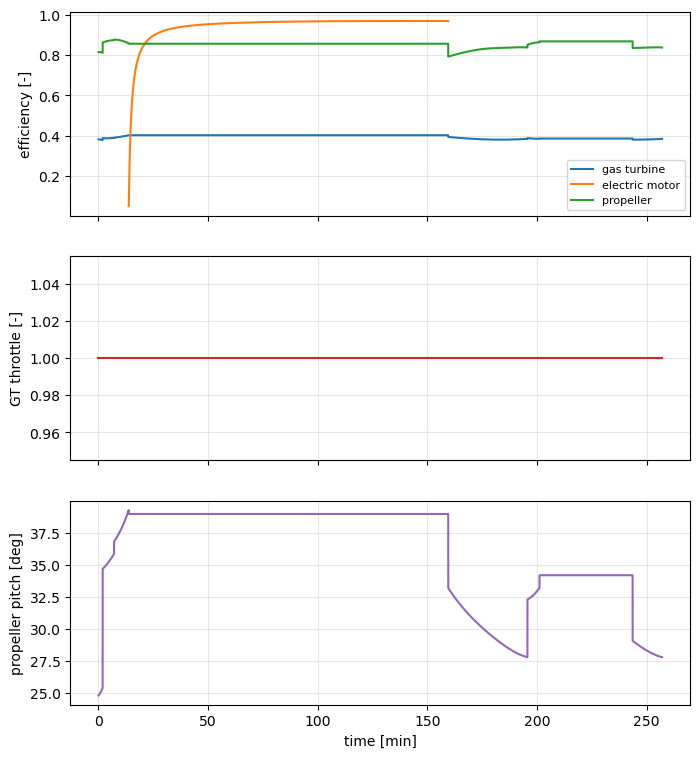
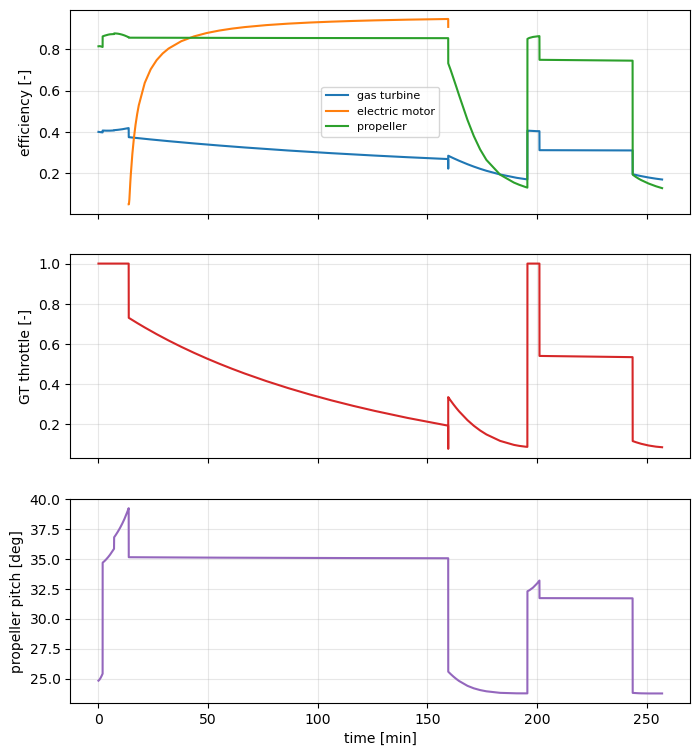
Code edit (unified diff) that turned the first committed figure into the second:
--- before
+++ after
@@ -1 +1 @@
-pp.plot_component_timeseries(aircraft, n_engines=2); plt.show()
+pp.plot_component_timeseries(aircraft); plt.show()

Commit: Notebook 02: size with Class-II propulsion models; realistic GT throttle